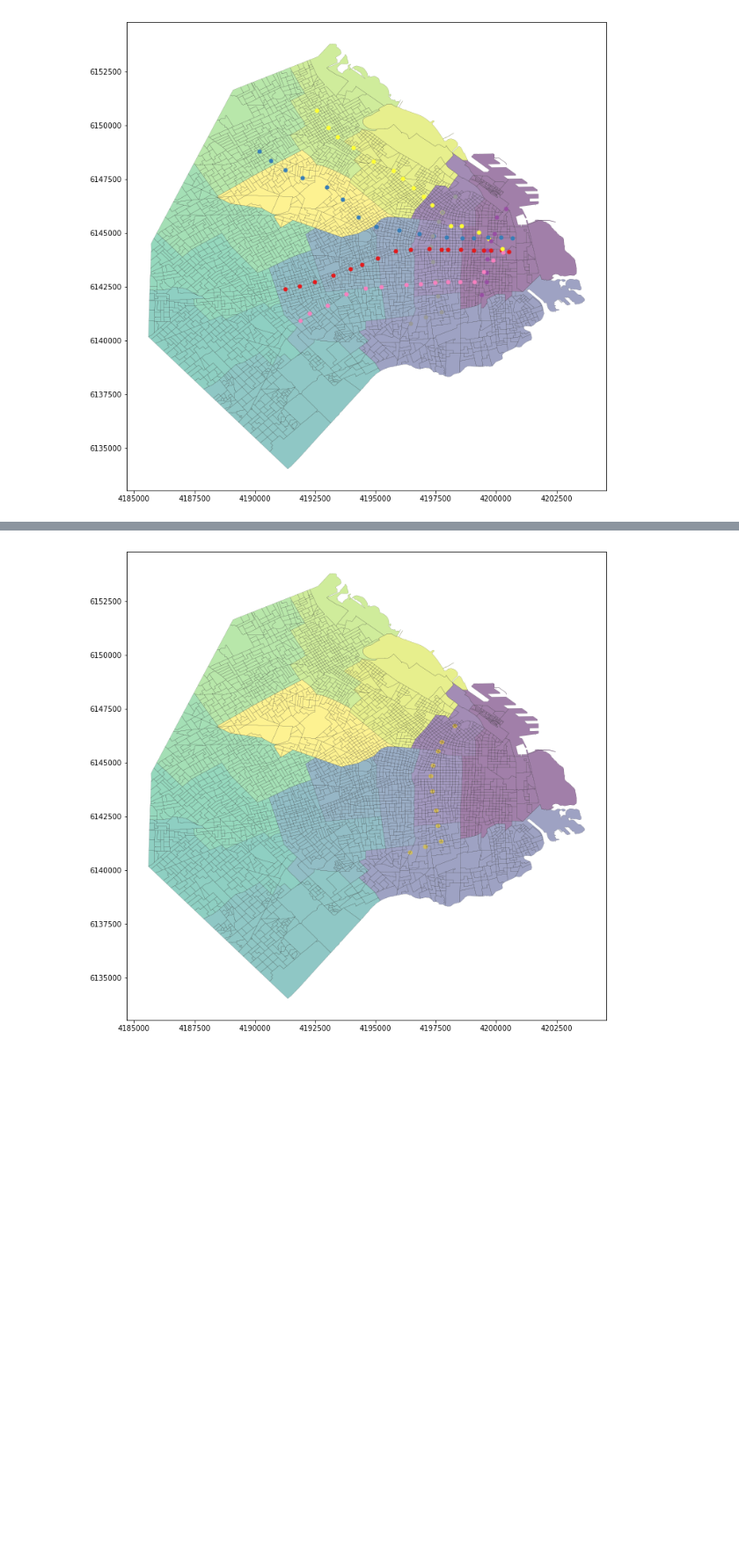
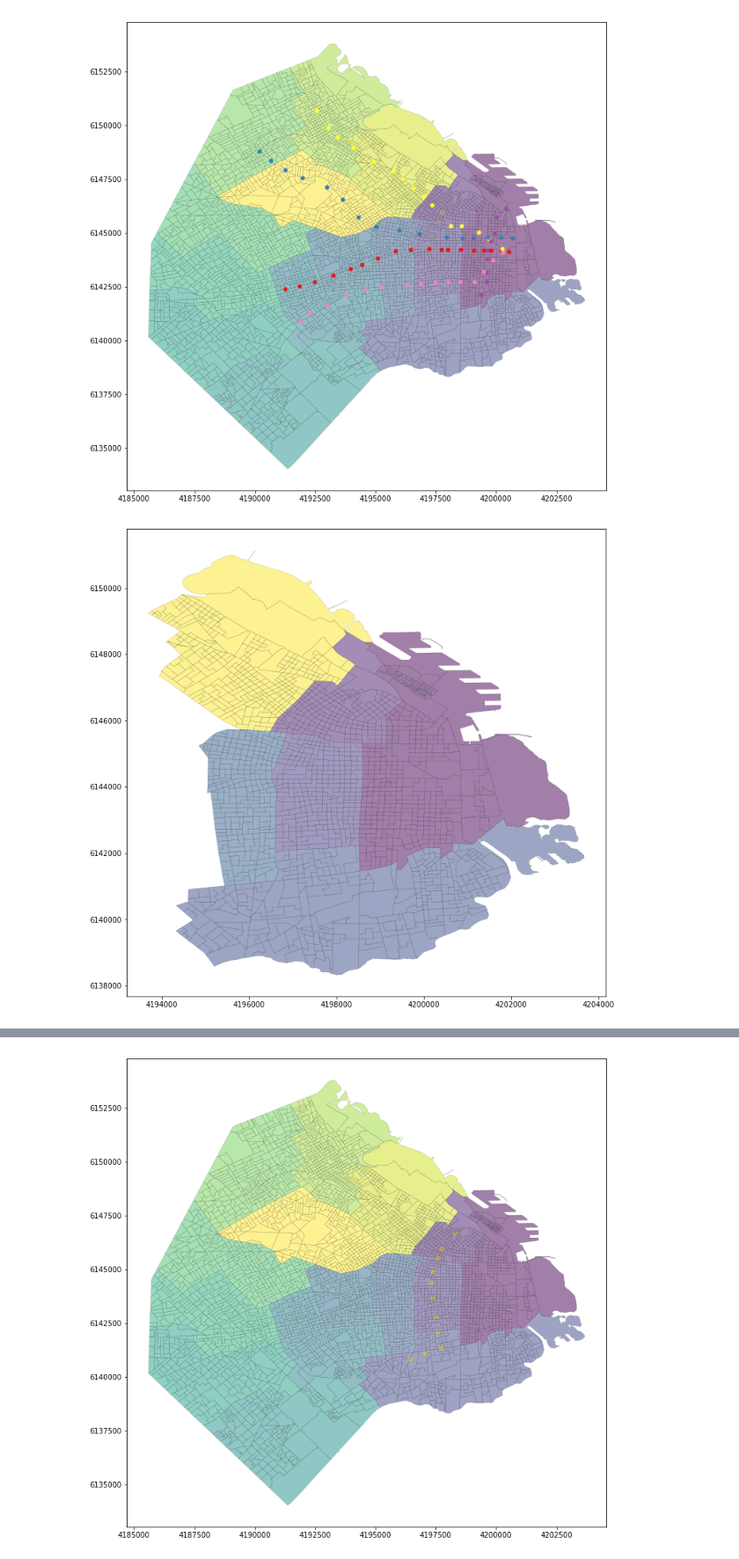
Before and after one commit to alephcero/subteH, a Jupyter notebook: Untitled.ipynb, the cells around one changed output, grey strips where cells are left out. Shown at 88% size. Saved outputs shown, nothing was run; the diff lists cells and outputs as text; code cells hidden in the pictures; blank space fills up the shorter version.

```diff
--- a/Untitled.ipynb
+++ b/Untitled.ipynb
@@ -62 +69,6 @@ ax = estaciones.plot(column='LINEA',ax=ax, markersize=5)
+# %%
+f, ax = plt.subplots(1, figsize=(12, 12))
+ax = carto.plot(column='COMUNA',linewidth=0.1,ax=ax)
+# %% [output]
+[figure, added]
 # %%
```
Also changed, not shown: parts of 23 cells of this notebook.
